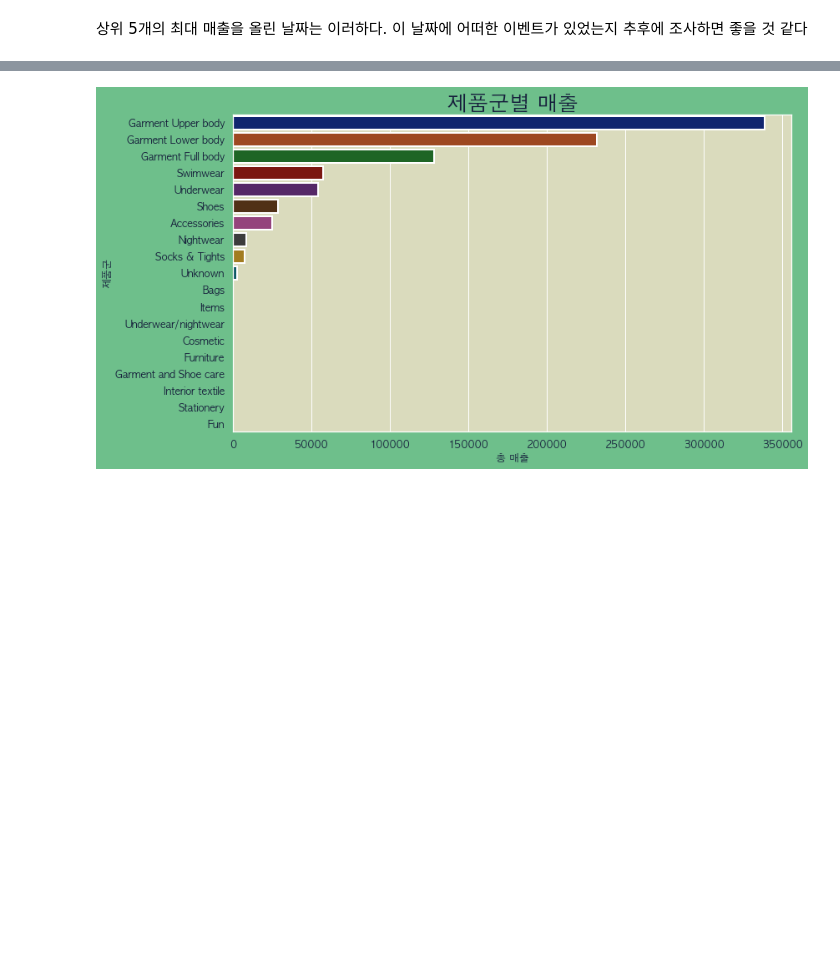
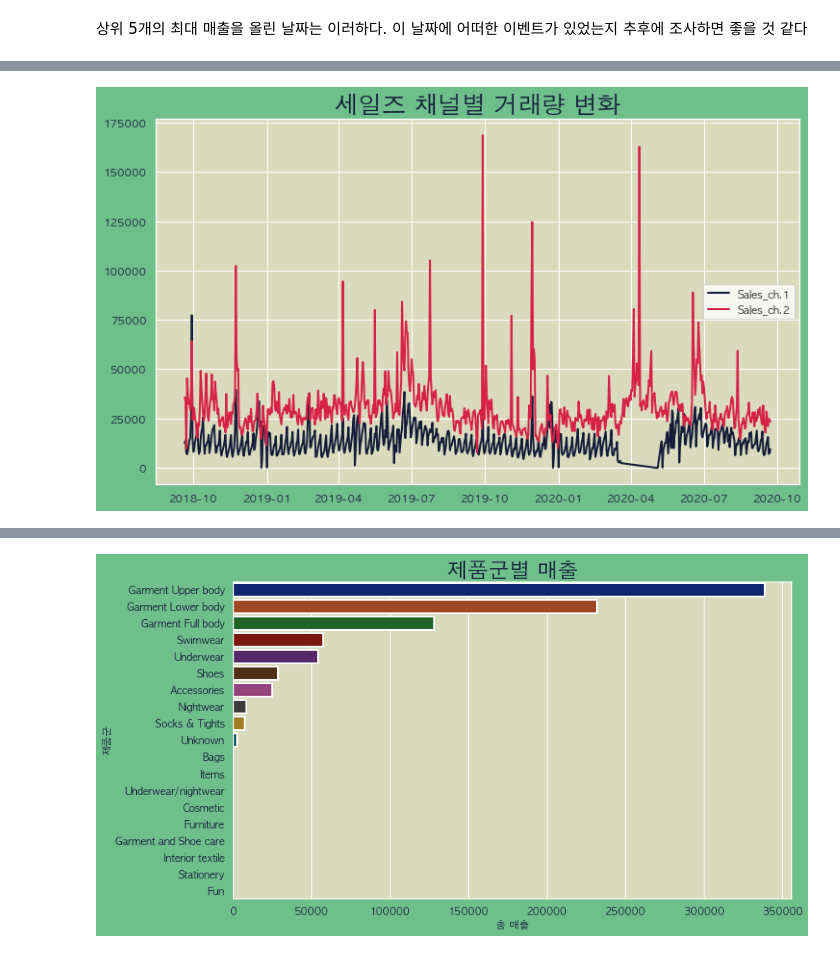
Before and after one commit to ykgoesdumb/Data_Analysis_Projects, a Jupyter notebook: h&m.ipynb, the cells around one changed output, grey strips where cells are left out. Saved outputs shown, nothing was run; the diff lists cells and outputs as text; code cells hidden in the pictures; blank space fills up the shorter version.

```diff
--- a/h&m.ipynb
+++ b/h&m.ipynb
@@ -25,6 +25,8 @@ elif platform.system() == 'Linux': #리눅스 (구글 콜랩)
         #fm._rebuild()
         plt.rc('font', family='Malgun Gothic')
 plt.rcParams['axes.unicode_minus'] = False #한글 폰트 사용시 마이너스 폰트 깨짐 해결
+plt.rcParams['font.weight'] = 'bold'
+plt.rcParams['axes.labelweight'] = 'bold'
 # %%
 # 컬러 프리셋
 facecolor = '#DADBBD'
@@ -171,0 +177,3 @@ trans_time.sort_values('price', ascending = False).head()
+# %%
+trans_sales_ch = transactions.groupby(['t_dat','sales_channel_id']).count()[['article_id']].reset_index()
+trans_sales_ch.head()
@@ -171,0 +187,19 @@ trans_time.sort_values('price', ascending = False).head()
+# %%
+fig, ax = plt.subplots(facecolor= sup_facecolor)
+fig.set_size_inches(12,7)
+ax.plot(trans_sales_ch.loc[trans_sales_ch['sales_channel_id'] == 1, 't_dat'],
+        trans_sales_ch.loc[trans_sales_ch['sales_channel_id'] == 1, 'article_id'],
+        label = 'Sales_ch.1', color=fontcolor, linewidth=2)
+
+ax.plot(trans_sales_ch.loc[trans_sales_ch['sales_channel_id'] == 2, 't_dat'],
+        trans_sales_ch.loc[trans_sales_ch['sales_channel_id'] == 2, 'article_id'],
+        label = 'Sales_ch.2', color=plotcolor, linewidth=2)
+
+ax.set_title('세일즈 채널별 거래량 변화', color = fontcolor, size = 25, fontweight = 'bold')
+
+plt.legend(loc = 'right', facecolor = 'white')
+plt.xticks(color = fontcolor, fontweight = 'bold')
+plt.yticks(color = fontcolor, fontweight = 'bold')
+plt.show()
+# %% [output]
+[figure, added]
```
Also changed, not shown: parts of 50 cells of this notebook.
